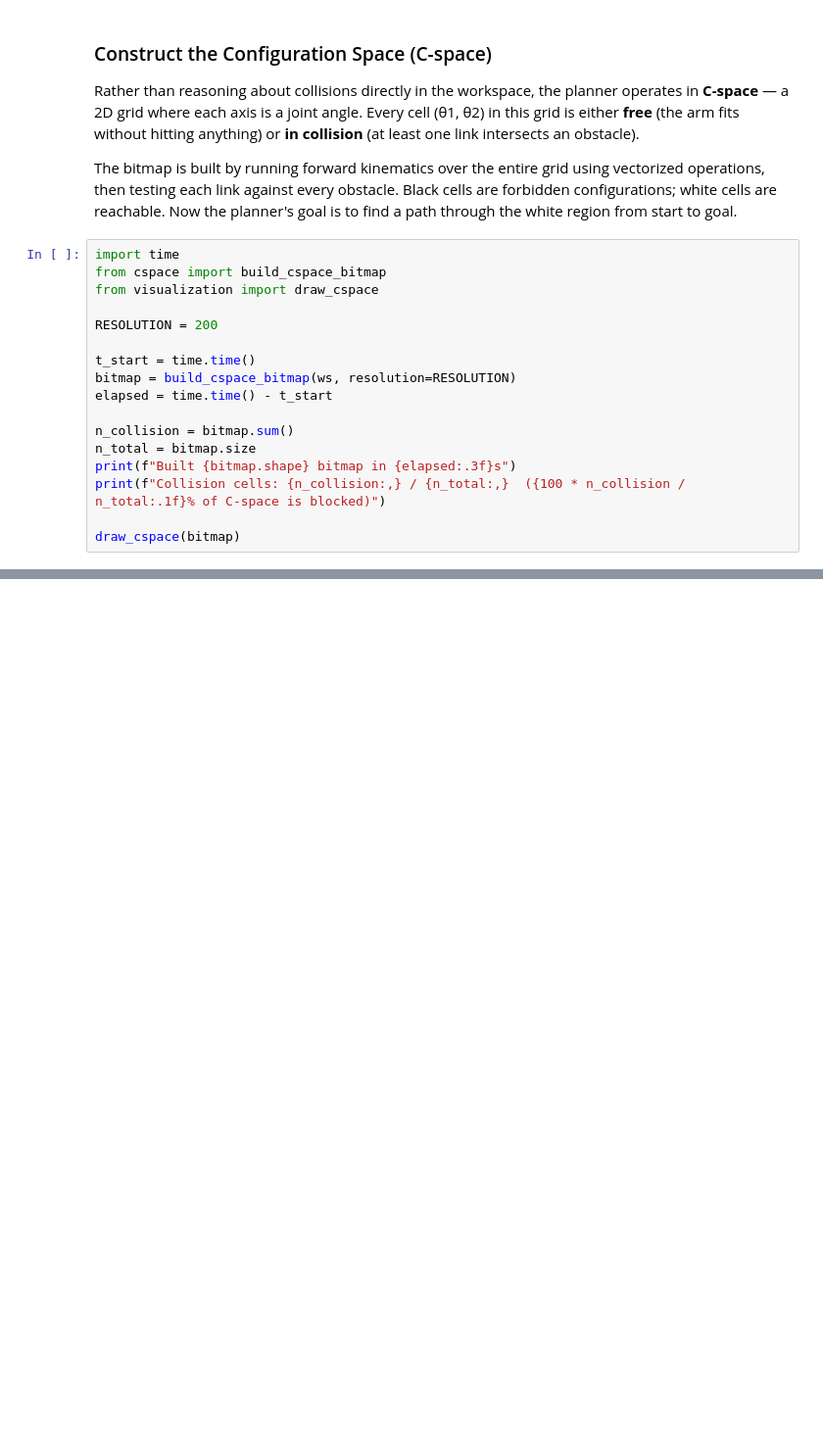
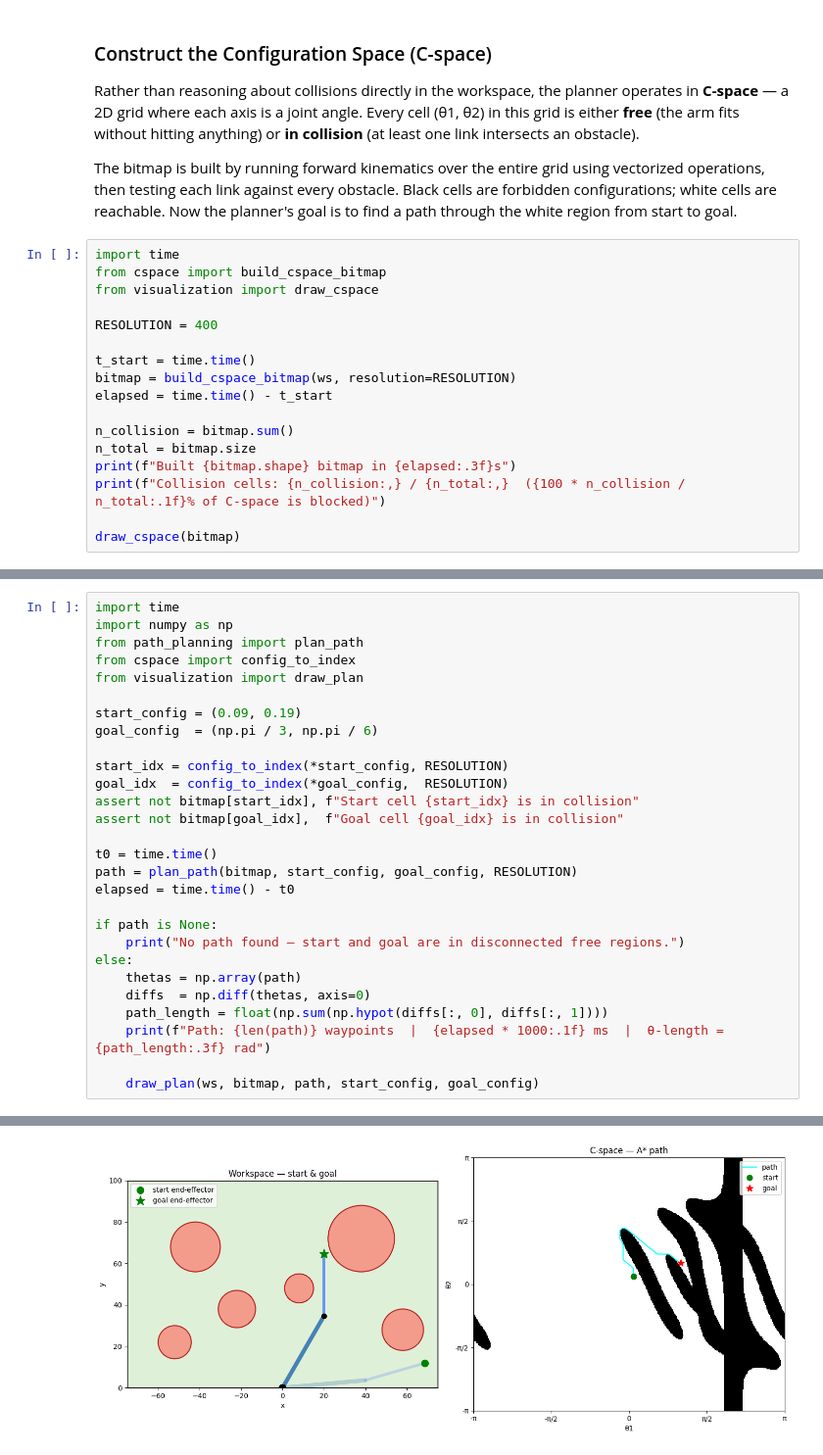
Before and after one commit to guramrekh/motion-planning, a Jupyter notebook: src/demo.ipynb, the cells around one changed output, grey strips where cells are left out. Shown at 98% size. Cells and saved outputs as stored; diff of their text form; blank space fills up the shorter version.

Commit message:
implement path planning with A* on c-space grid

```diff
--- a/src/demo.ipynb
+++ b/src/demo.ipynb
@@ -94,7 +94,7 @@ import time
 from cspace import build_cspace_bitmap
 from visualization import draw_cspace
 
-RESOLUTION = 200
+RESOLUTION = 400
 
 t_start = time.time()
 bitmap = build_cspace_bitmap(ws, resolution=RESOLUTION)
@@ -113,0 +120,29 @@ Collision cells: 7,238 / 40,000  (18.1% of C-space is blocked)
+# %%
+import time
+import numpy as np
+from path_planning import plan_path
+from cspace import config_to_index
+from visualization import draw_plan
+
+start_config = (0.09, 0.19)
+goal_config  = (np.pi / 3, np.pi / 6)
+
+start_idx = config_to_index(*start_config, RESOLUTION)
+goal_idx  = config_to_index(*goal_config,  RESOLUTION)
+assert not bitmap[start_idx], f"Start cell {start_idx} is in collision"
+assert not bitmap[goal_idx],  f"Goal cell {goal_idx} is in collision"
+
+t0 = time.time()
+path = plan_path(bitmap, start_config, goal_config, RESOLUTION)
+elapsed = time.time() - t0
+
+if path is None:
+    print("No path found — start and goal are in disconnected free regions.")
+else:
+    thetas = np.array(path)
+    diffs  = np.diff(thetas, axis=0)
+    path_length = float(np.sum(np.hypot(diffs[:, 0], diffs[:, 1])))
+    print(f"Path: {len(path)} waypoints  |  {elapsed * 1000:.1f} ms  |  θ-length = {path_length:.3f} rad")
+
+    draw_plan(ws, bitmap, path, start_config, goal_config)
+# %% [output]
@@ -113,0 +150 @@ Collision cells: 7,238 / 40,000  (18.1% of C-space is blocked)
+[figure, added]
```
Also changed, not shown: parts of 3 cells of this notebook, 5 other files.
